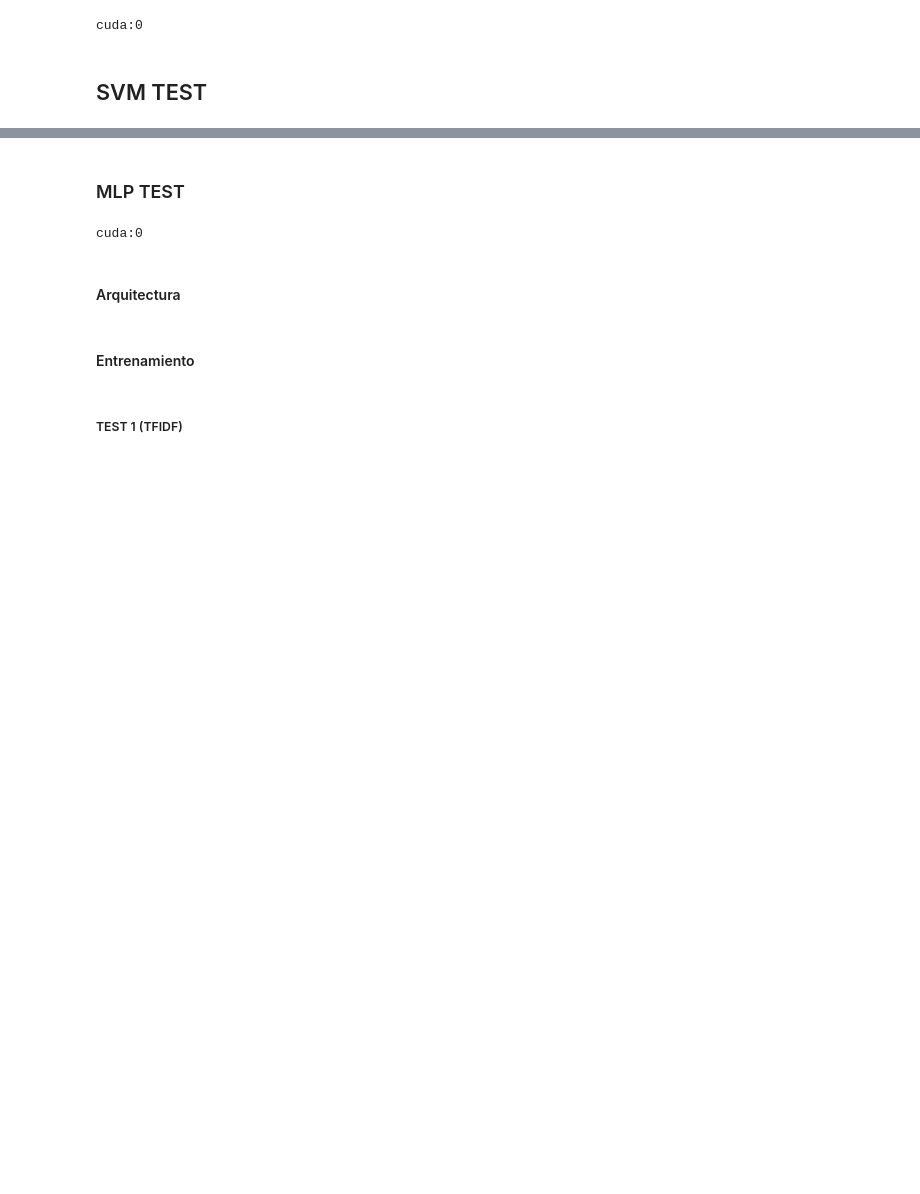
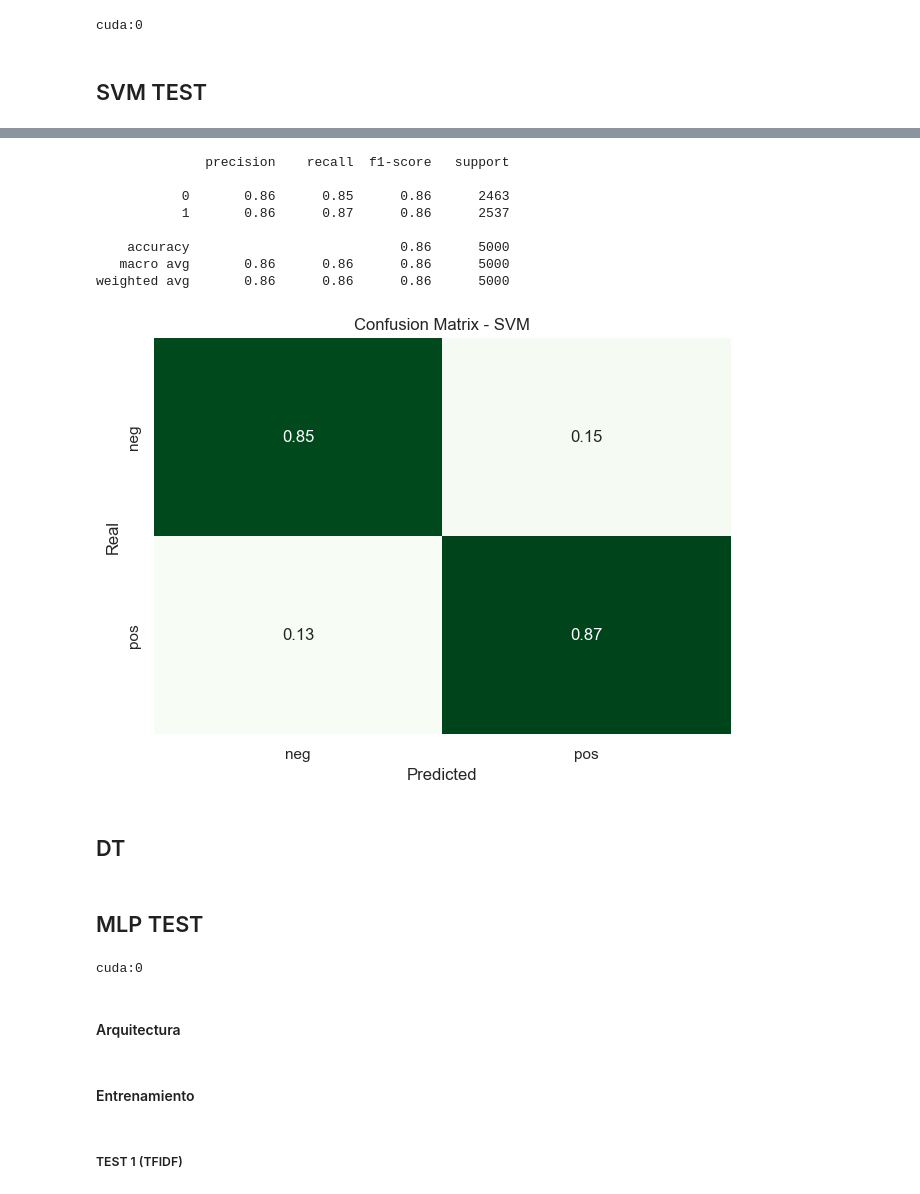
Before and after one commit to Adrian-Cespedes/Proy4-ML, a Jupyter notebook: mainCNN.ipynb, the cells around one changed output, grey strips where cells are left out. Saved outputs shown, nothing was run; the diff lists cells and outputs as text; code cells hidden in the pictures; blank space fills up the shorter version.

```diff
--- a/mainCNN.ipynb
+++ b/mainCNN.ipynb
@@ -433,14 +461,16 @@ word2vec = api.load('word2vec-google-news-300')
 # %%
 #construir matrix
 def build_embedding_matrix(df, word2vec_dict, max_words):
-    result = []
-    for words in df['words']:
-        emb = np.zeros((300))
+    result = np.zeros((len(df['words']), max_words, 300), dtype=np.float32)
+    for i, words in enumerate(df['words']):
+        emb = np.zeros((max_words,300), dtype=np.float32)
         count = 0
         for word in words:
-            count += 1
+            if count >= max_words:
+                break
             if word in word2vec_dict:
-                emb += word2vec_dict[word]
-        result.append(emb / count)
-    return np.stack(result, axis=0)
+                emb[count] = word2vec_dict[word]
+                count += 1
+        result[i] = emb
+    return result
 # %%
@@ -552,5 +617,23 @@ def train(model, loss_f, optimizer, epochs, train_loader,name):
+# %%
+y_pred_svc = clfSVM_W2V.predict(x_test_wd.sum(axis=1))
+# %%
+#testear
+print(classification_report(y_test_wd, y_pred_svc))
+matriz_confusion(y_test_wd, y_pred_svc, "SVM")
+# %% [output]
+              precision    recall  f1-score   support
+
+           0       0.86      0.85      0.86      2463
+           1       0.86      0.87      0.86      2537
+
+    accuracy                           0.86      5000
+   macro avg       0.86      0.86      0.86      5000
+weighted avg       0.86      0.86      0.86      5000
+[figure, added]
+# %% [markdown]
+## DT
 # %% [markdown]
-### MLP TEST
+## MLP TEST
 # %%
 # Prepare Colab to work with CUDA.
 device = torch.device('cuda:0' if torch.cuda.is_available() else 'cpu')
```
Also changed, not shown: parts of 51 cells of this notebook.
